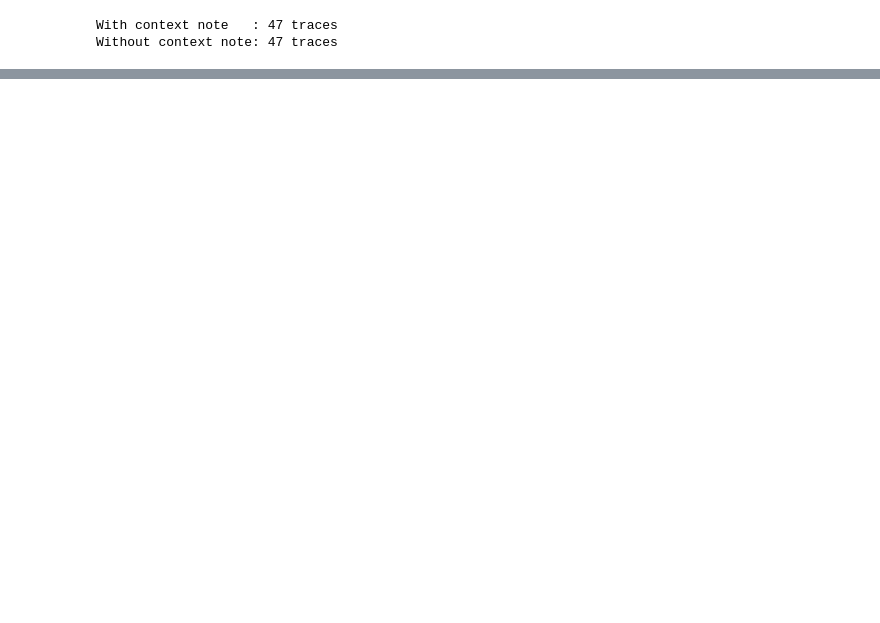
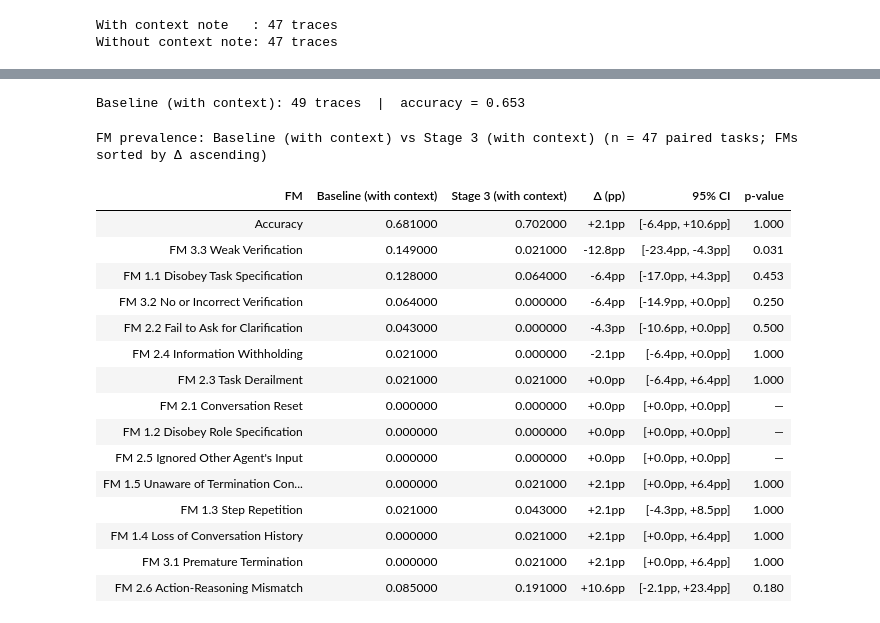
Before and after one commit to uagarwal123/IKEA_MAST_thesis, a Jupyter notebook: Bram/AG2/analysis/statistical_analysis.ipynb, the cells around one changed output, grey strips where cells are left out. Drawn from its saved outputs; the diff is of its cells as text; code cells hidden in the pictures; blank space fills up the shorter version.

```diff
--- a/Bram/AG2/analysis/statistical_analysis.ipynb
+++ b/Bram/AG2/analysis/statistical_analysis.ipynb
@@ -687,8 +686,11 @@ def load_run_judge(run_dir: Path, label: str, judge_subdir: str = paths.JUDGE_SU
     return df
 
 
-def build_table1_s3(df_s3: pd.DataFrame, col_label: str) -> pd.DataFrame:
-    paired = pair_runs(df_base, df_s3)
+def build_table1_s3(df_s3: pd.DataFrame, col_label: str, df_baseline: pd.DataFrame = None) -> pd.DataFrame:
+    if df_baseline is None:
+        df_baseline = df_base
+    base_label = df_baseline['_run'].iloc[0] if '_run' in df_baseline.columns else 'Baseline'
+    paired = pair_runs(df_baseline, df_s3)
     n = len(paired)
 
     fm_rows = []
@@ -700,7 +702,7 @@ def build_table1_s3(df_s3: pd.DataFrame, col_label: str) -> pd.DataFrame:
         ci_lo, ci_hi = bootstrap_ci(bv, iv)
         fm_rows.append({
             'FM'         : f'FM {fm}  {FM_NAMES[fm]}',
-            'Baseline'   : round(float(bv.mean()), 3),
+            base_label   : round(float(bv.mean()), 3),
             col_label    : round(float(iv.mean()), 3),
             'Δ (pp)'     : _fmt_diff(delta),
             '95% CI'     : _fmt_ci(ci_lo, ci_hi),
@@ -716,12 +718,12 @@ def build_table1_s3(df_s3: pd.DataFrame, col_label: str) -> pd.DataFrame:
     b, c, stat, p, method = mcnemar_test(bv, iv)
     ci_lo, ci_hi = bootstrap_ci(bv, iv)
     acc_df = pd.DataFrame([{
-        'FM'       : 'Accuracy',
-        'Baseline' : round(float(bv.mean()), 3),
-        col_label  : round(float(iv.mean()), 3),
-        'Δ (pp)'   : _fmt_diff(delta_acc),
-        '95% CI'   : _fmt_ci(ci_lo, ci_hi),
-        'p-value'  : _fmt_p(p),
+        'FM'         : 'Accuracy',
+        base_label   : round(float(bv.mean()), 3),
+        col_label    : round(float(iv.mean()), 3),
+        'Δ (pp)'     : _fmt_diff(delta_acc),
+        '95% CI'     : _fmt_ci(ci_lo, ci_hi),
+        'p-value'    : _fmt_p(p),
     }])
 
     tbl = pd.concat([acc_df, fm_df], ignore_index=True)
@@ -730,11 +732,11 @@ def build_table1_s3(df_s3: pd.DataFrame, col_label: str) -> pd.DataFrame:
         tbl.style
         .hide(axis='index')
         .set_caption(
-            f'Table 1 — FM prevalence: Baseline vs {col_label}  '
+            f'FM prevalence: {base_label} vs {col_label}  '
             f'(n = {n} paired tasks; FMs sorted by Δ ascending)'
         )
         .set_properties(**{'text-align': 'right'},
-                        subset=['Baseline', col_label, 'Δ (pp)', '95% CI', 'p-value'])
+                        subset=[base_label, col_label, 'Δ (pp)', '95% CI', 'p-value'])
         .set_properties(**{'text-align': 'left'}, subset=['FM'])
         .set_table_styles([
             {'selector': 'caption',
@@ -795,0 +803,24 @@ Table 1 — FM prevalence: Baseline vs Stage 3 (no context) (n = 47 paired tasks
+# %%
+df_base_ctx = load_run_judge(BASELINE, 'Baseline (with context)', judge_subdir='judge_results_with_context')
+print('Baseline (with context):', len(df_base_ctx), 'traces  |  accuracy =', f"{df_base_ctx['correct'].mean():.3f}")
+
+build_table1_s3(df_s3_ctx, 'Stage 3 (with context)', df_baseline=df_base_ctx)
+# %% [output]
+Baseline (with context): 49 traces  |  accuracy = 0.653
+FM prevalence: Baseline (with context) vs Stage 3 (with context) (n = 47 paired tasks; FMs sorted by Δ ascending)
+| FM | Baseline (with context) | Stage 3 (with context) | Δ (pp) | 95% CI | p-value |
+| Accuracy | 0.681000 | 0.702000 | +2.1pp | [-6.4pp, +10.6pp] | 1.000 |
+| FM 3.3 Weak Verification | 0.149000 | 0.021000 | -12.8pp | [-23.4pp, -4.3pp] | 0.031 |
+| FM 1.1 Disobey Task Specification | 0.128000 | 0.064000 | -6.4pp | [-17.0pp, +4.3pp] | 0.453 |
+| FM 3.2 No or Incorrect Verification | 0.064000 | 0.000000 | -6.4pp | [-14.9pp, +0.0pp] | 0.250 |
+| FM 2.2 Fail to Ask for Clarification | 0.043000 | 0.000000 | -4.3pp | [-10.6pp, +0.0pp] | 0.500 |
+| FM 2.4 Information Withholding | 0.021000 | 0.000000 | -2.1pp | [-6.4pp, +0.0pp] | 1.000 |
+| FM 2.3 Task Derailment | 0.021000 | 0.021000 | +0.0pp | [-6.4pp, +6.4pp] | 1.000 |
+| FM 2.1 Conversation Reset | 0.000000 | 0.000000 | +0.0pp | [+0.0pp, +0.0pp] | — |
+| FM 1.2 Disobey Role Specification | 0.000000 | 0.000000 | +0.0pp | [+0.0pp, +0.0pp] | — |
+| FM 2.5 Ignored Other Agent's Input | 0.000000 | 0.000000 | +0.0pp | [+0.0pp, +0.0pp] | — |
+| FM 1.5 Unaware of Termination Con... | 0.000000 | 0.021000 | +2.1pp | [+0.0pp, +6.4pp] | 1.000 |
+| FM 1.3 Step Repetition | 0.021000 | 0.043000 | +2.1pp | [-4.3pp, +8.5pp] | 1.000 |
+| FM 1.4 Loss of Conversation History | 0.000000 | 0.021000 | +2.1pp | [+0.0pp, +6.4pp] | 1.000 |
+| FM 3.1 Premature Termination | 0.000000 | 0.021000 | +2.1pp | [+0.0pp, +6.4pp] | 1.000 |
+| FM 2.6 Action-Reasoning Mismatch | 0.085000 | 0.191000 | +10.6pp | [-2.1pp, +23.4pp] | 0.180 |
```
Also changed, not shown: parts of 13 cells of this notebook, 31 other files.
